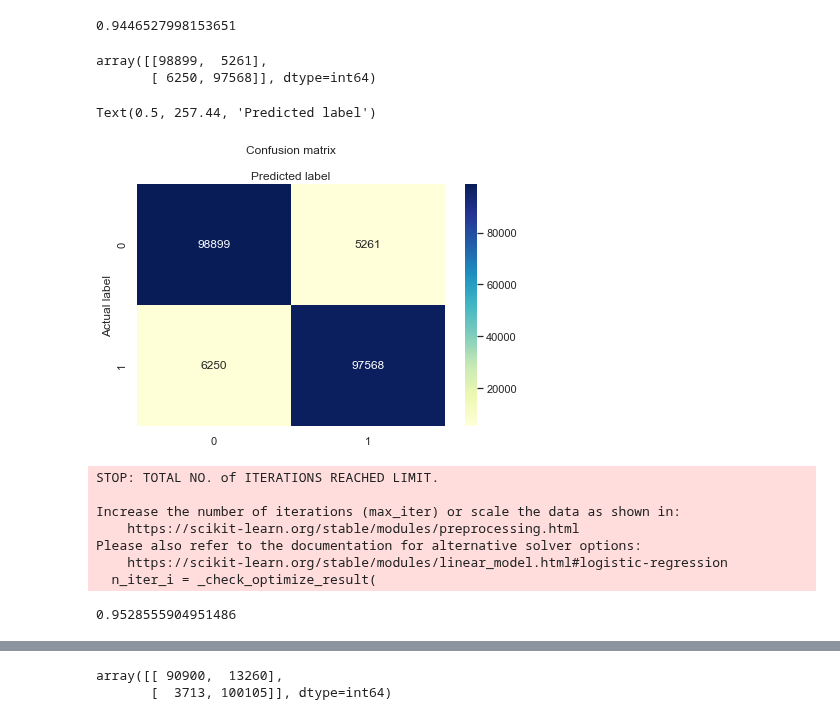
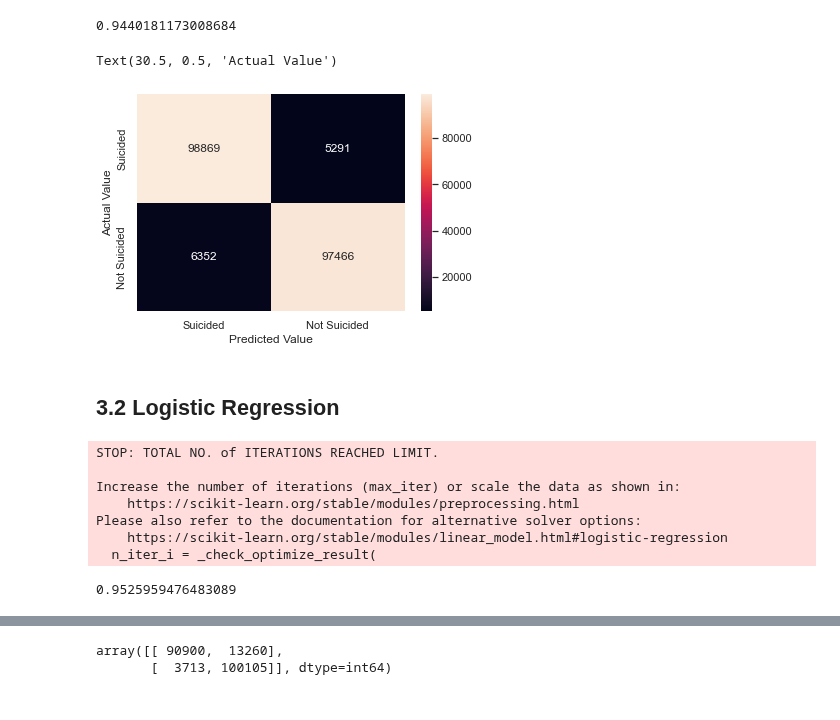
Before and after one commit to TimothiTsui/Anti_Suicide_Squad, a Jupyter notebook: model.ipynb, the cells around one changed output, grey strips where cells are left out. Drawn from its saved outputs; the diff is of its cells as text; code cells hidden in the pictures.

```diff
--- a/model.ipynb
+++ b/model.ipynb
@@ -9,2 +11,2 @@ from sklearn import tree
 # %%
-df_raw = pd.read_csv("final_model_data.csv")
+df_raw = pd.read_csv("Data File/final_model_data.csv")
@@ -16,5 +13,5 @@ print(features,end=",")
 # %%
-Y = df_raw[['mandeath']]
+Y = df_raw[['mandeath']].values.ravel()
 X = df_raw[['restatus', 'educ2003', 'monthdth', 'age', 'placdth', 'weekday', 'year',
                       'ranum', 'racer5', 'hspanicr', 'I', 'II', 'III', 'IV', 'V', 'VI', 'VII', 'VIII', 'IX',
                       'X', 'XI', 'XII', 'XIII', 'XIV', 'XV', 'XVI', 'XVII', 'XVIII', 'XIX', 'XX',
@@ -28,36 +31,27 @@ DecisionTree = DecisionTree.fit(X_train, y_train)
 y_pred = DecisionTree.predict(X_test)
 DecisionTree.score(X_test, y_test, sample_weight=None)
 # %% [output]
-0.9446527998153651
+0.9440181173008684
 # %%
 from sklearn import metrics
 
 cnf_matrix = metrics.confusion_matrix(y_test, y_pred)
-cnf_matrix
+df=pd.DataFrame(cnf_matrix,index=["Suicided", "Not Suicided"],columns=["Suicided","Not Suicided"])
+sns.heatmap(df,annot=True, fmt ='g')
+plt.xlabel("Predicted Value")
+plt.ylabel("Actual Value")
 # %% [output]
-array([[98899,  5261],
-       [ 6250, 97568]], dtype=int64)
+Text(30.5, 0.5, 'Actual Value')
+[figure, added]
-# %%
-class_names=[0,1] # name  of classes
-fig, ax = plt.subplots()
-tick_marks = np.arange(len(class_names))
-plt.xticks(tick_marks, class_names)
-plt.yticks(tick_marks, class_names)
-sns.heatmap(pd.DataFrame(cnf_matrix), annot=True, cmap="YlGnBu" ,fmt='g')
-ax.xaxis.set_label_position("top")
-plt.tight_layout()
-plt.title('Confusion matrix', y=1.1)
-plt.ylabel('Actual label')
-plt.xlabel('Predicted label')
-# %% [output]
-Text(0.5, 257.44, 'Predicted label')
-[figure, removed]
+# %% [markdown]
+## 3.2 Logistic Regression
 # %%
 from sklearn.linear_model import LogisticRegression
 
 # instantiate the model (using the default parameters)
 logreg = LogisticRegression(random_state=16)
 
+
 # fit the model with data
 logreg.fit(X_train, y_train)
 
@@ -71,6 +65,6 @@ Increase the number of iterations (max_iter) or scale the data as shown in:
 Please also refer to the documentation for alternative solver options:
     https://scikit-learn.org/stable/modules/linear_model.html#logistic-regression
   n_iter_i = _check_optimize_result(
-0.9528555904951486
+0.9525959476483089
 # %%
 cnf_matrix = metrics.confusion_matrix(y_test, y_pred)
```
Also changed, not shown: parts of 20 cells of this notebook.
